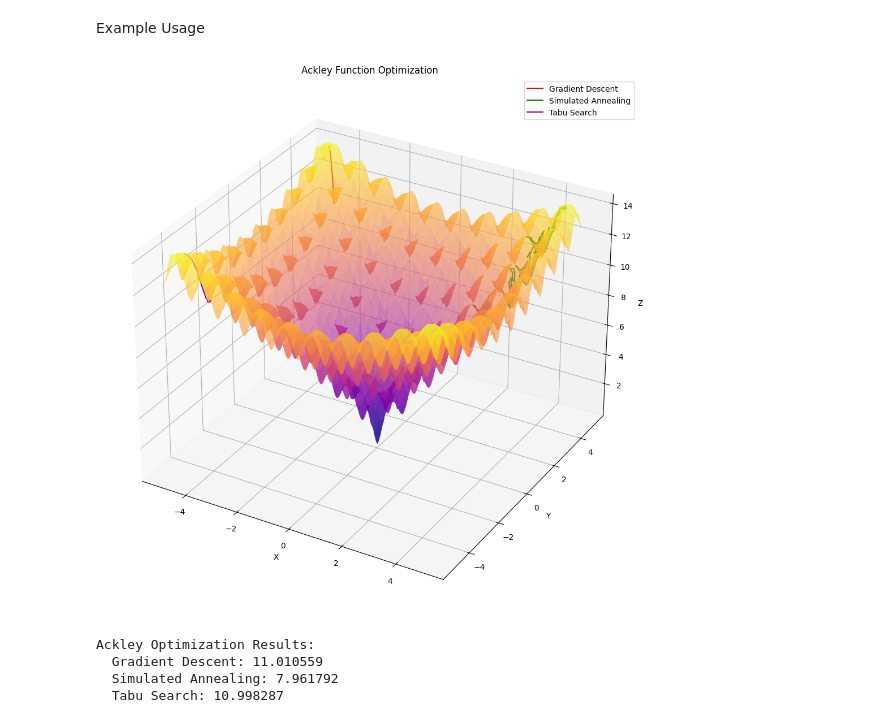
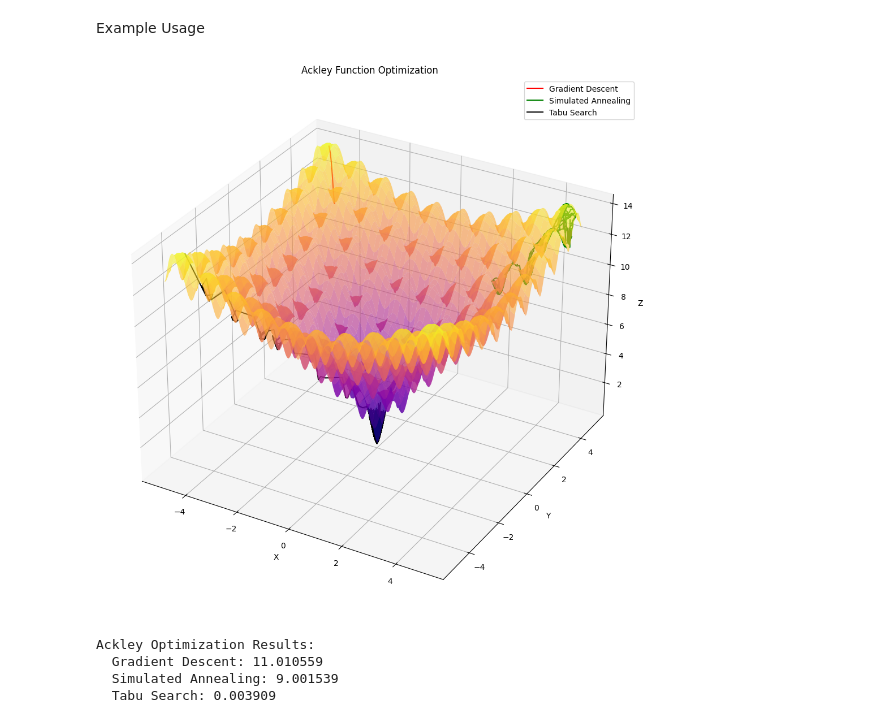
Before and after one commit to Mikolaj-MLP/Optimization-methods, a Jupyter notebook: Optimization_methods.ipynb, the cells around one changed output. Saved outputs shown, nothing was run; the diff lists cells and outputs as text; code cells hidden in the pictures.

```diff
--- a/Optimization_methods.ipynb
+++ b/Optimization_methods.ipynb
@@ -139,8 +139,8 @@ x0_ackley_tabu_search = np.array([-4.5, -4.5])
 bounds_ackley = np.array([[-5, 5], [-5, 5]])
 
 opt_gd_a, path_gd_a = gradient_descent(grad_ackley, x0_ackley_gd, lr=0.01, max_iters=1000)
-opt_sa_a, path_sa_a = simulated_annealing(ackley_vec, x0_ackley_sim_ann, bounds_ackley, max_iters=1000, temp = 30, cooling = 0.99)
-opt_tabu_a, path_tabu_a = tabu_search(ackley_vec, x0_ackley_tabu_search, bounds_ackley, max_iters= 1000, tabu_size= 30, step = 0.1)
+opt_sa_a, path_sa_a = simulated_annealing(ackley_vec, x0_ackley_sim_ann, bounds_ackley, max_iters=1000, temp = 50, cooling = 0.99)
+opt_tabu_a, path_tabu_a = tabu_search(ackley_vec, x0_ackley_tabu_search, bounds_ackley, max_iters= 1000, tabu_size= 30, step = 0.6)
 
 path_gd_a = np.array(path_gd_a)
 path_sa_a = np.array(path_sa_a)
@@ -149,39 +149,39 @@ path_tabu_a = np.array(path_tabu_a)
 Z_gd_a = [ackley(x[0], x[1]) for x in path_gd_a]
 Z_sa_a = [ackley(x[0], x[1]) for x in path_sa_a]
 Z_tabu_a = [ackley(x[0], x[1]) for x in path_tabu_a]
 
 x = np.linspace(-5, 5, 300)
 y = np.linspace(-5, 5, 300)
 X, Y = np.meshgrid(x, y)
 Z = ackley(X, Y)
 
 fig = plt.figure(figsize=(14, 10))
 ax = fig.add_subplot(111, projection='3d')
 ax.plot_surface(X, Y, Z, cmap='plasma', alpha=0.6, edgecolor='none')
 
 ax.plot(path_gd_a[:, 0], path_gd_a[:, 1], Z_gd_a, 'r-', label='Gradient Descent')
 ax.plot(path_sa_a[:, 0], path_sa_a[:, 1], Z_sa_a, 'g-', label='Simulated Annealing')
-ax.plot(path_tabu_a[:, 0], path_tabu_a[:, 1], Z_tabu_a, 'purple', label='Tabu Search')
+ax.plot(path_tabu_a[:, 0], path_tabu_a[:, 1], Z_tabu_a, 'black', label='Tabu Search')
 
 ax.set_title("Ackley Function Optimization")
 ax.set_xlabel("X")
 ax.set_ylabel("Y")
 ax.set_zlabel("Z")
 ax.legend()
 plt.tight_layout()
 plt.show()
 
 print("Ackley Optimization Results:")
 print(f"  Gradient Descent: {ackley_vec(opt_gd_a):.6f}")
 print(f"  Simulated Annealing: {ackley_vec(opt_sa_a):.6f}")
 print(f"  Tabu Search: {ackley_vec(opt_tabu_a):.6f}")
 print()
 # %% [output]
-[figure, old version]
+[figure, new version]
 Ackley Optimization Results:
   Gradient Descent: 11.010559
-  Simulated Annealing: 7.961792
-  Tabu Search: 10.998287
+  Simulated Annealing: 9.001539
+  Tabu Search: 0.003909
 # %%
 # --- Setup for Himmelblau ---
 x0_himmel = np.array([-6.0, 6.0])
```
Also changed, not shown: parts of 1 cell of this notebook.
